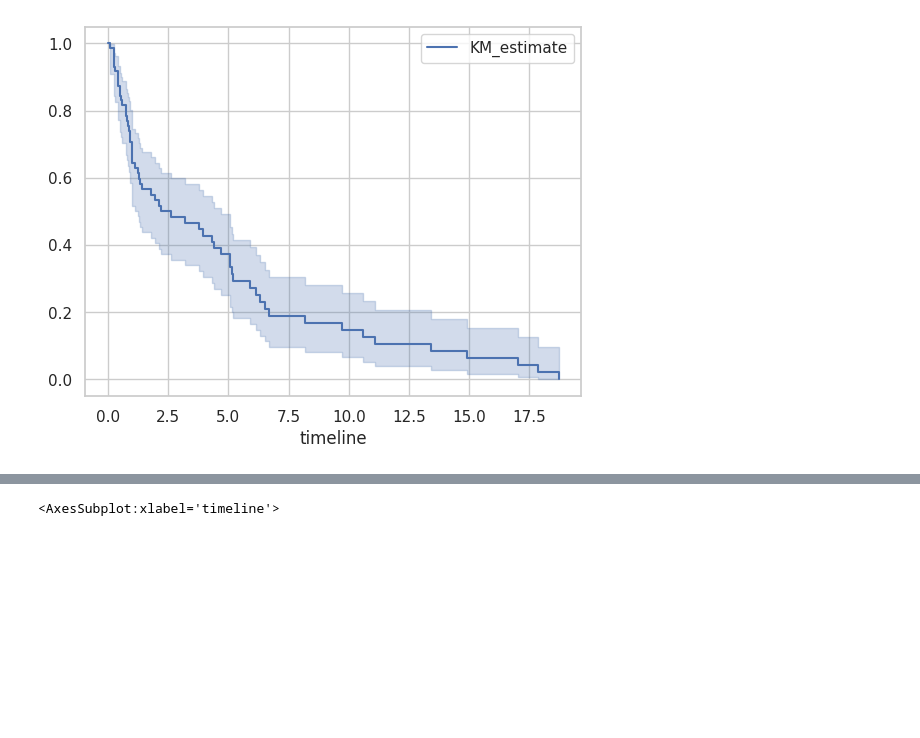
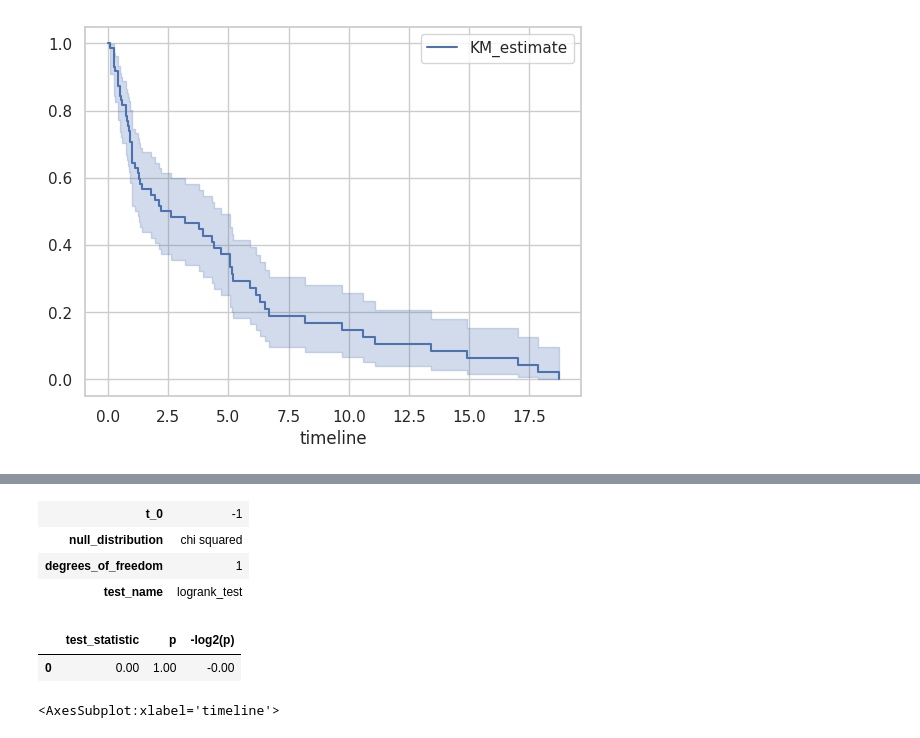
Before and after one commit to Kekkodf/DP-SurvAnalysis, a Jupyter notebook: tresh/survaival_analysis.ipynb, the cells around one changed output, grey strips where cells are left out. Drawn from its saved outputs; the diff is of its cells as text; code cells hidden in the pictures; blank space fills up the shorter version.

```diff
--- a/src/survaival_analysis.ipynb
+++ b/tresh/survaival_analysis.ipynb
@@ -84,3 +171,12 @@ kmf_ovarian.plot()
+# %%
+results.print_summary()
+# %% [output]
+| t_0 | -1 |
+| null_distribution | chi squared |
+| degrees_of_freedom | 1 |
+| test_name | logrank_test |
+|  | test_statistic | p | -log2(p) |
+| 0 | 0.00 | 1.00 | -0.00 |
 # %%
 #convert time to months
 df_veteran["time"] = df_veteran["time"]/30
```
Also changed, not shown: parts of 12 cells of this notebook, 4 other files.
